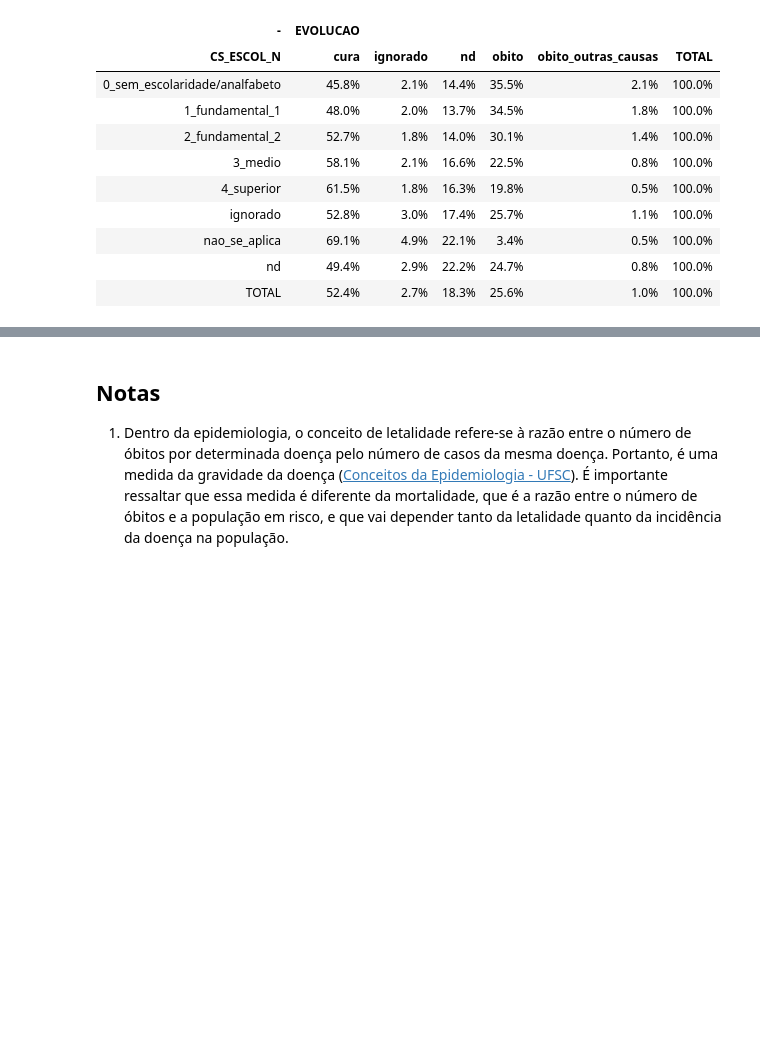
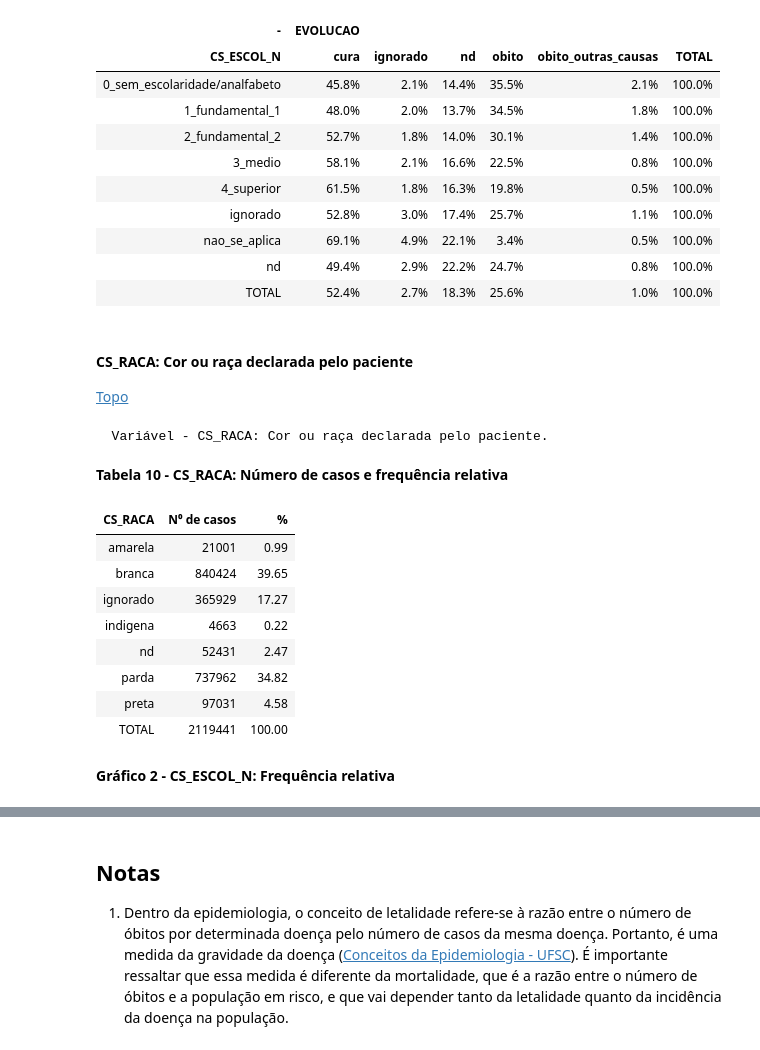
Before and after one commit to victor-marchesini/myfastpage, a Jupyter notebook: _notebooks/2021-06-06-AtividadeFinal-Parte1.ipynb, the cells around one changed output, grey strips where cells are left out. Cells and saved outputs as stored; diff of their text form; code cells hidden in the pictures; blank space fills up the shorter version.

```diff
--- a/_notebooks/2021-06-06-AtividadeFinal-Parte1.ipynb
+++ b/_notebooks/2021-06-06-AtividadeFinal-Parte1.ipynb
@@ -813,3 +823,37 @@ show_table(df,cols_left=None,use_index=1,drop_original_index=False,multi_index=T
 | nao_se_aplica | 69.1% | 4.9% | 22.1% | 3.4% | 0.5% | 100.0% |
 | nd | 49.4% | 2.9% | 22.2% | 24.7% | 0.8% | 100.0% |
 | TOTAL | 52.4% | 2.7% | 18.3% | 25.6% | 1.0% | 100.0% |
+# %% [markdown]
+#### CS_RACA: Cor ou raça declarada pelo paciente
+[Topo](/usp_eah5002/2021/06/06/AtividadeFinal-Parte1.html#)
+# %%
+#hide
+i_col = 2
+col = qualitative_cols[i_col]
+print(f'\n  Variável - {col}: {var_dict[col]}')
+# %% [output]
+  Variável - CS_RACA: Cor ou raça declarada pelo paciente.
+# %% [markdown]
+**Tabela 10 - CS_RACA: Número de casos e frequência relativa**
+# %%
+#hide_input
+
+df = get_frequency(df_srag,i_col)
+df = df.sort_values(by=col)
+formatter = {
+    '%':"{:.2f}"
+}
+df1 = add_total_row(df)
+show_table(df1,cols_left=None,use_index=False,add_total_row=True,hide_index=True,**formatter)
+# %% [output]
+| CS_RACA | N⁰ de casos | % |
+| amarela | 21001 | 0.99 |
+| branca | 840424 | 39.65 |
+| ignorado | 365929 | 17.27 |
+| indigena | 4663 | 0.22 |
+| nd | 52431 | 2.47 |
+| parda | 737962 | 34.82 |
+| preta | 97031 | 4.58 |
+| TOTAL | 2119441 | 100.00 |
+# %% [markdown]
+**Gráfico 2 - CS_ESCOL_N: Frequência relativa**
```
Also changed, not shown: parts of 32 cells of this notebook.
